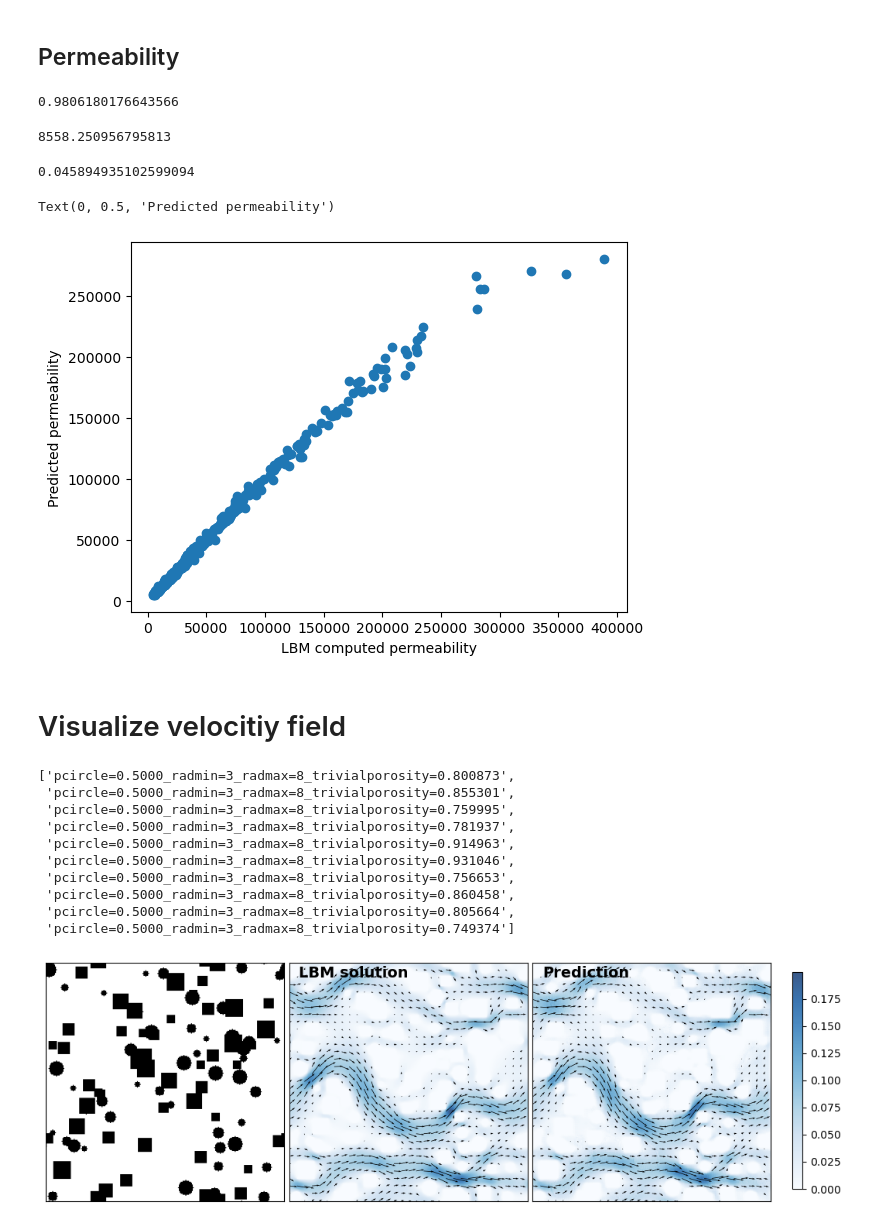
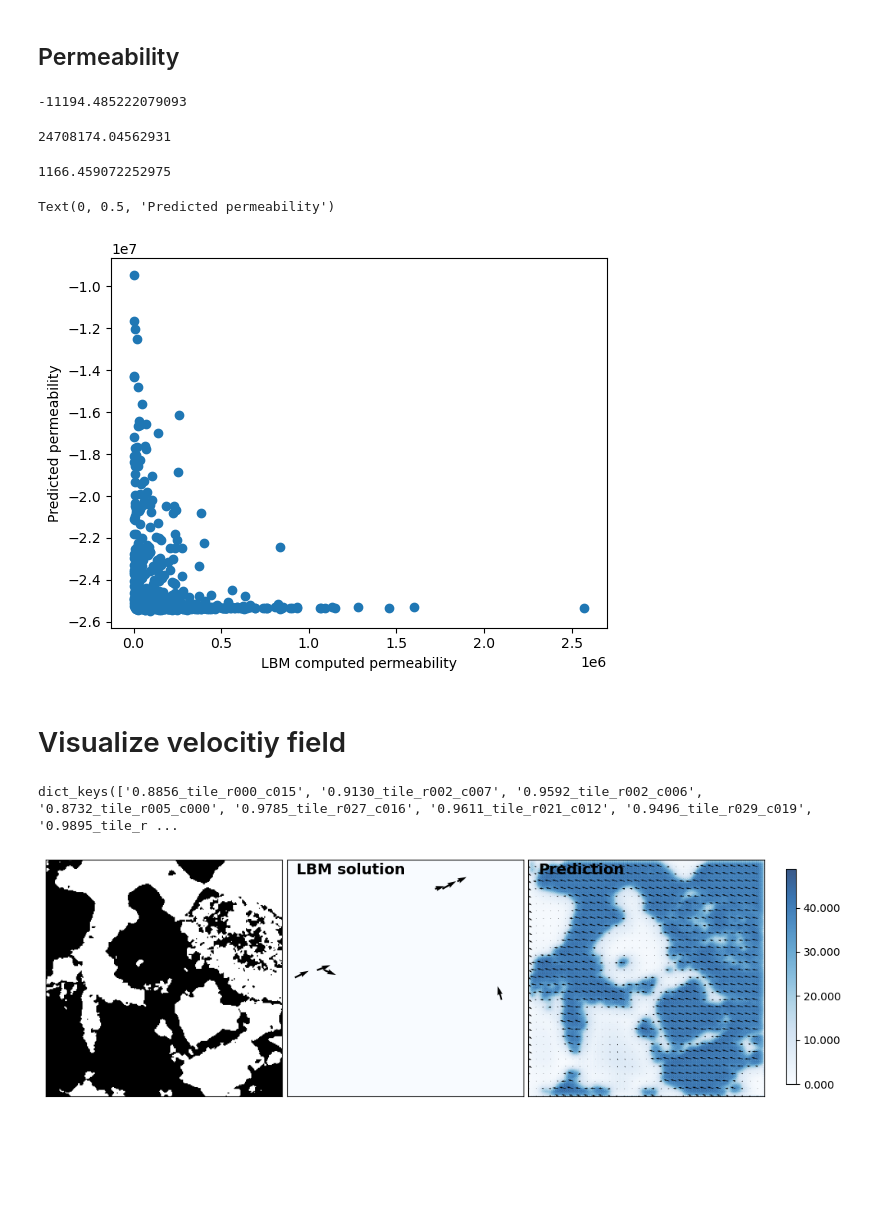
Before and after one commit to dioscuri-tda/PhysInfPorousFluidFlow, a Jupyter notebook: notebooks/VisualizePrediction.ipynb, the cells around one changed output. Saved outputs shown, nothing was run; the diff lists cells and outputs as text; code cells hidden in the pictures; blank space fills up the shorter version.

```diff
--- a/notebooks/VisualizePrediction.ipynb
+++ b/notebooks/VisualizePrediction.ipynb
@@ -8,7 +8,7 @@ from sklearn.metrics import r2_score, mean_squared_error, mean_absolute_percenta
 from PIL import Image
 import matplotlib.ticker as tkr
 # %%
-DATASETPATH = '../dataset.evaluation/'
+DATASETPATH = '../real.data/first.dataset/'
 # %% [markdown]
 # Reproduce results from the paper
 Reproduce results from Table 3 - row `shape, Pcirc=0.5`
@@ -48,22 +48,22 @@ Text(0, 0.5, 'Predicted tortuosity')
 # %%
 r2_score(evaluation_results['permeability_target'], evaluation_results['permeability_pred'])
 # %% [output]
-0.9806180176643566
+-11194.485222079093
 # %%
 np.sqrt(mean_squared_error(evaluation_results['permeability_target'], evaluation_results['permeability_pred']))
 # %% [output]
-8558.250956795813
+24708174.04562931
 # %%
 mean_absolute_percentage_error(evaluation_results['permeability_target'], evaluation_results['permeability_pred'])
 # %% [output]
-0.045894935102599094
+1166.459072252975
 # %%
 plt.plot(evaluation_results['permeability_target'], evaluation_results['permeability_pred'], 'o')
 plt.xlabel('LBM computed permeability')
 plt.ylabel('Predicted permeability')
 # %% [output]
 Text(0, 0.5, 'Predicted permeability')
-[figure, old version]
+[figure, new version]
 # %% [markdown]
 # Visualize velocitiy field
 # %%
@@ -112,13 +112,14 @@ def plot_structure_velocity_prediction(structure, velocity_gt, velocity_pred):
 def read_ground_truth(structure_name):
     structure_name = f'{structure_name}.gif'
     vel_name = f'{structure_name}.vel.npz'
-    structure_filepath = os.path.join(DATASETPATH, 'structures', structure_name)
-    vel_filepath = os.path.join(DATASETPATH, 'velocities_lbm', vel_name)
+    structure_filepath = os.path.join(DATASETPATH, 'output_tiles.thres100', structure_name)
+    vel_filepath = os.path.join(DATASETPATH, 'lbm_solutions.vel', vel_name)
     structure = Image.open(structure_filepath)
-    if structure.getpalette()[0] == 0:
-        structure = 1-np.array(structure)
-    else:
-        structure = np.array(structure)
+    #if structure.getpalette()[0] == 0:
+    #    structure = 1-np.array(structure)
+    #else:
+    #    structure = np.array(structure)
+    structure = np.array(structure)
     vel = np.load(vel_filepath)['arr_0']*1_000
     return structure, vel
 # %%
@@ -126,23 +127,14 @@ def read_ground_truth(structure_name):
 data = pickle.load(open(os.path.join(DATASETPATH, 'velocities_prediction','predictions_evaluation.pickle'), 'rb'))
 # %%
 # display first 10 structure names for which predictions were computed
-list(data.keys())[:10]
+data.keys()
 # %% [output]
-['pcircle=0.5000_radmin=3_radmax=8_trivialporosity=0.800873',
- 'pcircle=0.5000_radmin=3_radmax=8_trivialporosity=0.855301',
- 'pcircle=0.5000_radmin=3_radmax=8_trivialporosity=0.759995',
- 'pcircle=0.5000_radmin=3_radmax=8_trivialporosity=0.781937',
- 'pcircle=0.5000_radmin=3_radmax=8_trivialporosity=0.914963',
- 'pcircle=0.5000_radmin=3_radmax=8_trivialporosity=0.931046',
- 'pcircle=0.5000_radmin=3_radmax=8_trivialporosity=0.756653',
- 'pcircle=0.5000_radmin=3_radmax=8_trivialporosity=0.860458',
- 'pcircle=0.5000_radmin=3_radmax=8_trivialporosity=0.805664',
- 'pcircle=0.5000_radmin=3_radmax=8_trivialporosity=0.749374']
+dict_keys(['0.8856_tile_r000_c015', '0.9130_tile_r002_c007', '0.9592_tile_r002_c006', '0.8732_tile_r005_c000', '0.9785_tile_r027_c016', '0.9611_tile_r021_c012', '0.9496_tile_r029_c019', '0.9895_tile_r ...
 # %%
 # take first structure and plot the velocities
-structure_name = 'pcircle=0.5000_radmin=3_radmax=8_trivialporosity=0.800873'
+structure_name = '0.4851_tile_r024_c018'
 velocity_prediction = np.moveaxis(data[structure_name], 0, 2)
 structure, velocity = read_ground_truth(structure_name=structure_name)
 plot_structure_velocity_prediction(structure=structure, velocity_gt=velocity, velocity_pred=velocity_prediction)
 # %% [output]
-[figure, old version]
+[figure, new version]
```
Also changed, not shown: parts of 10 cells of this notebook.
